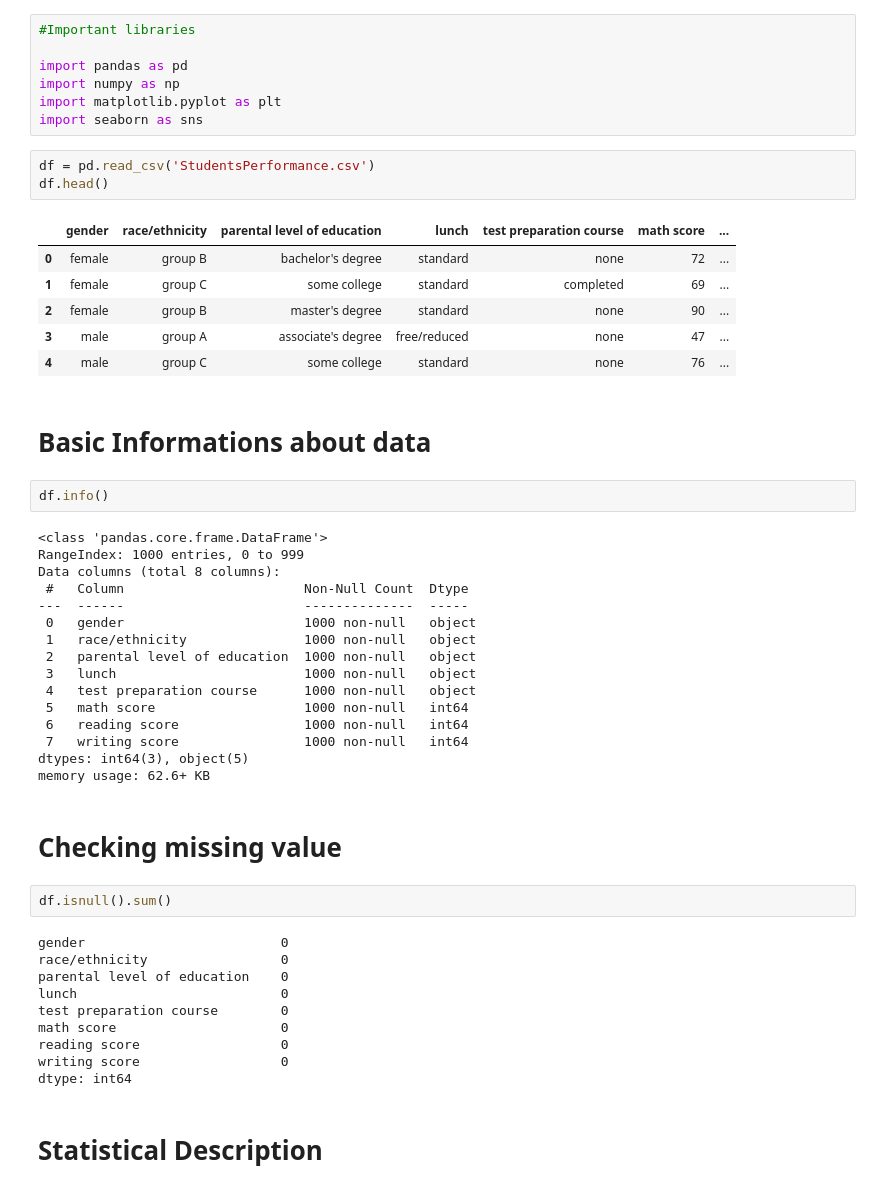
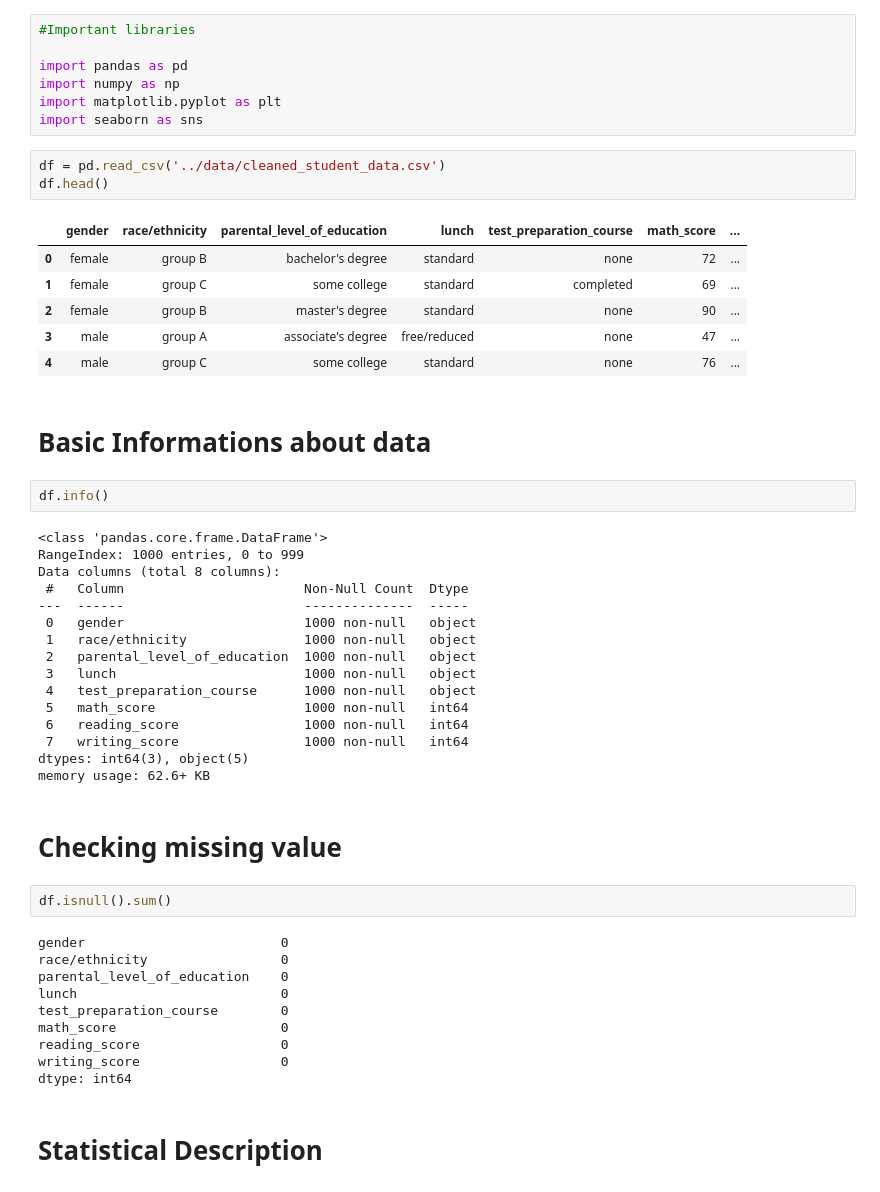
Before and after one commit to sangeetha077/Student_performance_Analysis, a Jupyter notebook: EDA analysis/EDA_matplotlib.ipynb, the cells around one changed output. Drawn from its saved outputs; the diff is of its cells as text.

```diff
--- a/EDA_Matplotlib.ipynb
+++ b/EDA analysis/EDA_matplotlib.ipynb
@@ -6,10 +6,10 @@ import numpy as np
 import matplotlib.pyplot as plt
 import seaborn as sns
 # %%
-df = pd.read_csv('StudentsPerformance.csv')
+df = pd.read_csv('../data/cleaned_student_data.csv')
 df.head()
 # %% [output]
-|  | gender | race/ethnicity | parental level of education | lunch | test preparation course | math score | ... |
+|  | gender | race/ethnicity | parental_level_of_education | lunch | test_preparation_course | math_score | ... |
 | 0 | female | group B | bachelor's degree | standard | none | 72 | ... |
 | 1 | female | group C | some college | standard | completed | 69 | ... |
 | 2 | female | group B | master's degree | standard | none | 90 | ... |
@@ -27,12 +27,12 @@ Data columns (total 8 columns):
 ---  ------                       --------------  -----
  0   gender                       1000 non-null   object
  1   race/ethnicity               1000 non-null   object
- 2   parental level of education  1000 non-null   object
+ 2   parental_level_of_education  1000 non-null   object
  3   lunch                        1000 non-null   object
- 4   test preparation course      1000 non-null   object
- 5   math score                   1000 non-null   int64
- 6   reading score                1000 non-null   int64
- 7   writing score                1000 non-null   int64
+ 4   test_preparation_course      1000 non-null   object
+ 5   math_score                   1000 non-null   int64
+ 6   reading_score                1000 non-null   int64
+ 7   writing_score                1000 non-null   int64
 dtypes: int64(3), object(5)
 memory usage: 62.6+ KB
 # %% [markdown]
@@ -42,12 +42,12 @@ df.isnull().sum()
 # %% [output]
 gender                         0
 race/ethnicity                 0
-parental level of education    0
+parental_level_of_education    0
 lunch                          0
-test preparation course        0
-math score                     0
-reading score                  0
-writing score                  0
+test_preparation_course        0
+math_score                     0
+reading_score                  0
+writing_score                  0
 dtype: int64
 # %% [markdown]
 # **Statistical Description**
```
Also changed, not shown: parts of 12 cells of this notebook, 12 other files.
